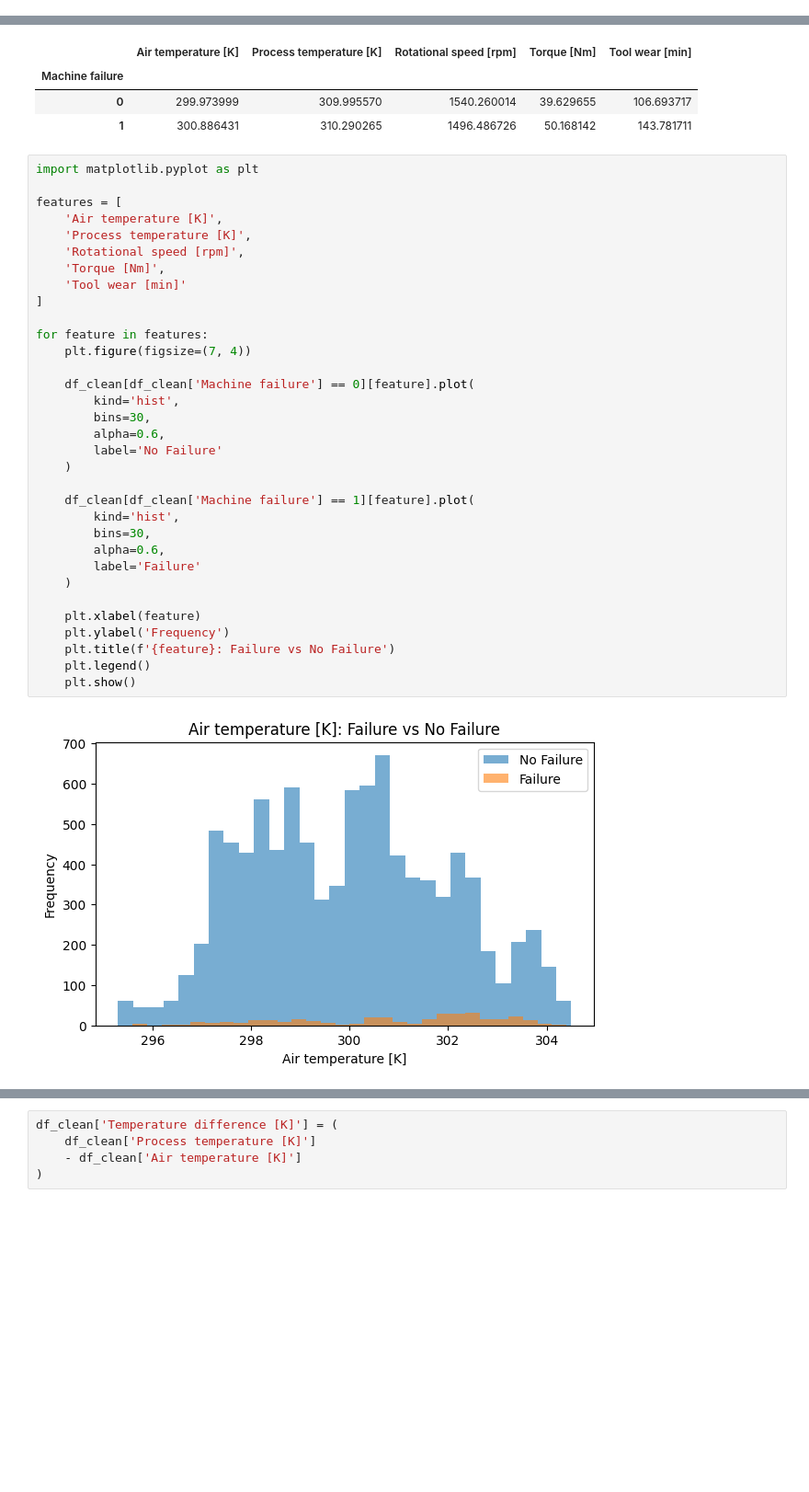
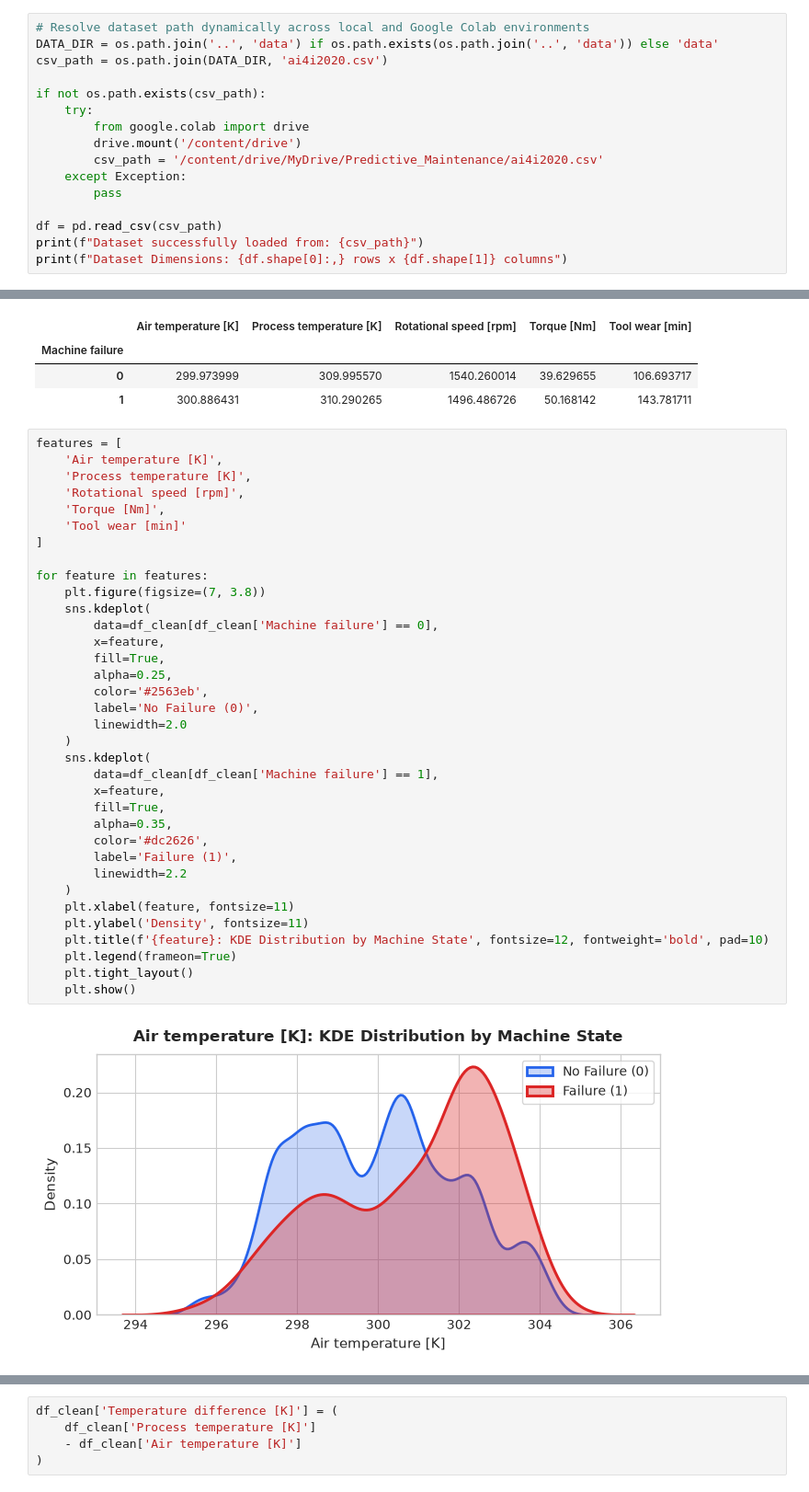
Before and after one commit to S-Dinesh-Reddy/predictive-maintenance-failure-risk-assessment, a Jupyter notebook: notebooks/Phase_1_Data_Preprocessing.ipynb, the cells around one changed output, grey strips where cells are left out. Shown at 92% size. Cells and saved outputs as stored; diff of their text form; blank space fills up the shorter version.

Commit message:
Update predictive maintenance model and dashboard

```diff
--- a/notebooks/Phase_1_Data_Preprocessing.ipynb
+++ b/notebooks/Phase_1_Data_Preprocessing.ipynb
@@ -11,0 +33,16 @@ df = pd.read_csv('/content/drive/MyDrive/Predictive_Maintenance/ai4i2020.csv')
+# %%
+# Resolve dataset path dynamically across local and Google Colab environments
+DATA_DIR = os.path.join('..', 'data') if os.path.exists(os.path.join('..', 'data')) else 'data'
+csv_path = os.path.join(DATA_DIR, 'ai4i2020.csv')
+
+if not os.path.exists(csv_path):
+    try:
+        from google.colab import drive
+        drive.mount('/content/drive')
+        csv_path = '/content/drive/MyDrive/Predictive_Maintenance/ai4i2020.csv'
+    except Exception:
+        pass
+
+df = pd.read_csv(csv_path)
+print(f"Dataset successfully loaded from: {csv_path}")
+print(f"Dataset Dimensions: {df.shape[0]:,} rows x {df.shape[1]} columns")
@@ -205,37 +268,39 @@ df_clean.groupby('Machine failure')[[
 | 0 | 299.973999 | 309.995570 | 1540.260014 | 39.629655 | 106.693717 |
 | 1 | 300.886431 | 310.290265 | 1496.486726 | 50.168142 | 143.781711 |
 # %%
-import matplotlib.pyplot as plt
-
 features = [
     'Air temperature [K]',
     'Process temperature [K]',
     'Rotational speed [rpm]',
     'Torque [Nm]',
     'Tool wear [min]'
 ]
 
 for feature in features:
-    plt.figure(figsize=(7, 4))
-
-    df_clean[df_clean['Machine failure'] == 0][feature].plot(
-        kind='hist',
-        bins=30,
-        alpha=0.6,
-        label='No Failure'
+    plt.figure(figsize=(7, 3.8))
+    sns.kdeplot(
+        data=df_clean[df_clean['Machine failure'] == 0],
+        x=feature,
+        fill=True,
+        alpha=0.25,
+        color='#2563eb',
+        label='No Failure (0)',
+        linewidth=2.0
     )
-
-    df_clean[df_clean['Machine failure'] == 1][feature].plot(
-        kind='hist',
-        bins=30,
-        alpha=0.6,
-        label='Failure'
+    sns.kdeplot(
+        data=df_clean[df_clean['Machine failure'] == 1],
+        x=feature,
+        fill=True,
+        alpha=0.35,
+        color='#dc2626',
+        label='Failure (1)',
+        linewidth=2.2
     )
-
-    plt.xlabel(feature)
-    plt.ylabel('Frequency')
-    plt.title(f'{feature}: Failure vs No Failure')
-    plt.legend()
+    plt.xlabel(feature, fontsize=11)
+    plt.ylabel('Density', fontsize=11)
+    plt.title(f'{feature}: KDE Distribution by Machine State', fontsize=12, fontweight='bold', pad=10)
+    plt.legend(frameon=True)
+    plt.tight_layout()
     plt.show()
 # %% [output]
-[figure, old version]
+[figure, new version]
```
Also changed, not shown: parts of 45 cells of this notebook, 49 other files.
